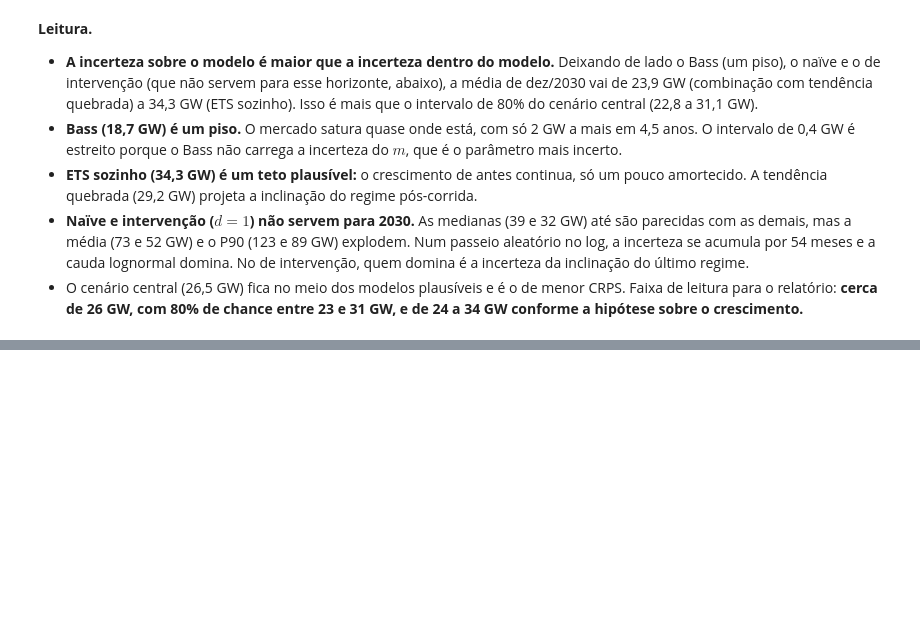
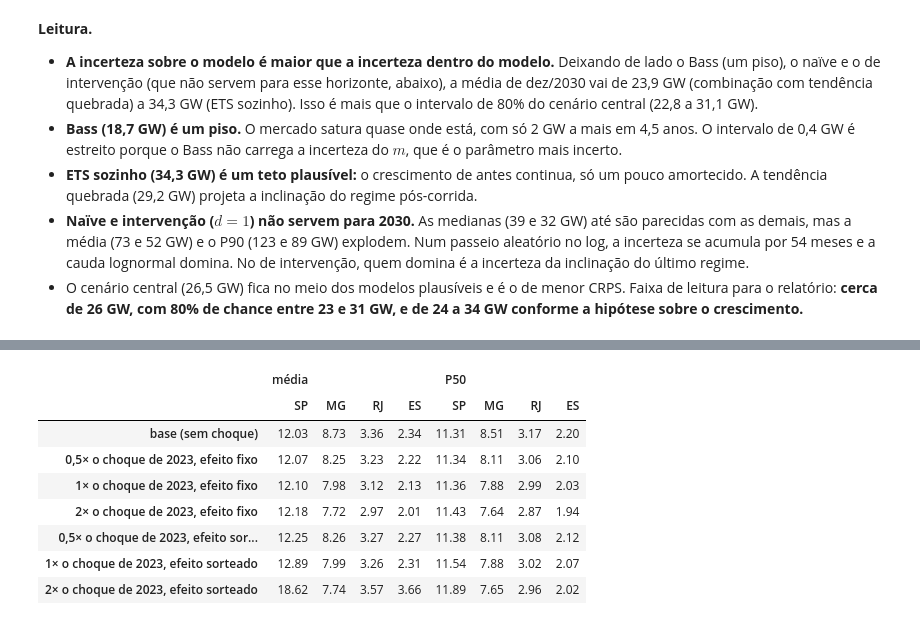
Before and after one commit to BrunoWolf03/IND2616-ProjetoMMGD, a Jupyter notebook: notebooks/05_cenarios_2030.ipynb, the cells around one changed output, grey strips where cells are left out. Cells and saved outputs as stored; diff of their text form; code cells hidden in the pictures; blank space fills up the shorter version.

```diff
--- a/notebooks/05_cenarios_2030.ipynb
+++ b/notebooks/05_cenarios_2030.ipynb
@@ -336,0 +344,37 @@ fig.savefig(RES / "cenarios_2030_metodos_modelos.png")
+# %%
+choque = pd.read_csv(ROOT / "data" / "processed" / "fase3_choque_fim_corrida.csv").set_index("uf")
+INICIO_2029 = pd.Timestamp("2029-01-01")
+K = {"0,5×": 0.5, "1×": 1.0, "2×": 2.0}
+
+apos = FUT >= INICIO_2029
+D = apos.astype(float)
+R = np.cumsum(apos).astype(float)
+u = np.random.default_rng(2).standard_normal((2, N_SIM))   # sorteios comuns aos estados
+
+efeito = {"fixo": {}, "sorteado": {}}   # efeito no log, h x n, por UF
+for uf in UFS:
+    c = choque.loc[uf]
+    media = np.array([c.b_nivel, c.b_taxa])[:, None]
+    V = np.array([[c.var_nivel, c.cov_nivel_taxa], [c.cov_nivel_taxa, c.var_taxa]])
+    for versao, (bn, bt) in [("fixo", media.repeat(N_SIM, axis=1)), ("sorteado", media + np.linalg.cholesky(V) @ u)]:
+        efeito[versao][uf] = np.outer(D, bn) + np.outer(R, bt)
+
+cen = {"base (sem choque)": central}
+for versao in efeito:
+    for rot, k in K.items():
+        cen[f"{rot} o choque de 2023, efeito {versao}"] = {uf: central[uf] * np.exp(k * efeito[versao][uf]) for uf in UFS}
+acum_cen = {nome: sum(acumulado(c[uf], uf) for uf in UFS) for nome, c in cen.items()}
+ano2030 = FUT.year == 2030
+
+print("choque de jul/2023 (notebook 03): queda de nível e mudança de taxa por mês, no log")
+print(pd.DataFrame({"b_nível": choque.b_nivel, "ep nível": np.sqrt(choque.var_nivel),
+                    "b_taxa": choque.b_taxa, "ep taxa": np.sqrt(choque.var_taxa),
+                    "fator em dez/2030 (1×)": np.exp(choque.b_nivel + 24 * choque.b_taxa)}).loc[UFS].round(3).to_string())
+
+base_ = resumo(acum_cen["base (sem choque)"][-1])
+tab_cen = pd.DataFrame({nome: {**resumo(a[-1]),
+                               "GW adicionados em 2030": sum(cen[nome][uf][ano2030].sum(axis=0) for uf in UFS).mean() / 1e3}
+                        for nome, a in acum_cen.items()}).T
+tab_cen["Δ média (GW)"] = tab_cen["média"] - base_["média"]
+tab_cen["Δ P50 (GW)"] = tab_cen["P50"] - base_["P50"]
+tab_cen
@@ -336,0 +397,14 @@ fig.savefig(RES / "cenarios_2030_metodos_modelos.png")
+# %%
+# por estado: potência instalada em dez/2030 (GW), média e mediana
+pd.concat({est: pd.DataFrame({nome: {uf: f(acumulado(c[uf], uf)[-1]) / 1e3 for uf in UFS} for nome, c in cen.items()}).T
+           for est, f in [("média", np.mean), ("P50", np.median)]}, axis=1).round(2)
+# %% [output]
+|  | média |  |  |  | P50 |  |  |  |
+|  | SP | MG | RJ | ES | SP | MG | RJ | ES |
+| base (sem choque) | 12.03 | 8.73 | 3.36 | 2.34 | 11.31 | 8.51 | 3.17 | 2.20 |
+| 0,5× o choque de 2023, efeito fixo | 12.07 | 8.25 | 3.23 | 2.22 | 11.34 | 8.11 | 3.06 | 2.10 |
+| 1× o choque de 2023, efeito fixo | 12.10 | 7.98 | 3.12 | 2.13 | 11.36 | 7.88 | 2.99 | 2.03 |
+| 2× o choque de 2023, efeito fixo | 12.18 | 7.72 | 2.97 | 2.01 | 11.43 | 7.64 | 2.87 | 1.94 |
+| 0,5× o choque de 2023, efeito sor... | 12.25 | 8.26 | 3.27 | 2.27 | 11.38 | 8.11 | 3.08 | 2.12 |
+| 1× o choque de 2023, efeito sorteado | 12.89 | 7.99 | 3.26 | 2.31 | 11.54 | 7.88 | 3.02 | 2.07 |
+| 2× o choque de 2023, efeito sorteado | 18.62 | 7.74 | 3.57 | 3.66 | 11.89 | 7.65 | 2.96 | 2.02 |
```
Also changed, not shown: parts of 9 cells of this notebook, 1 other file.
